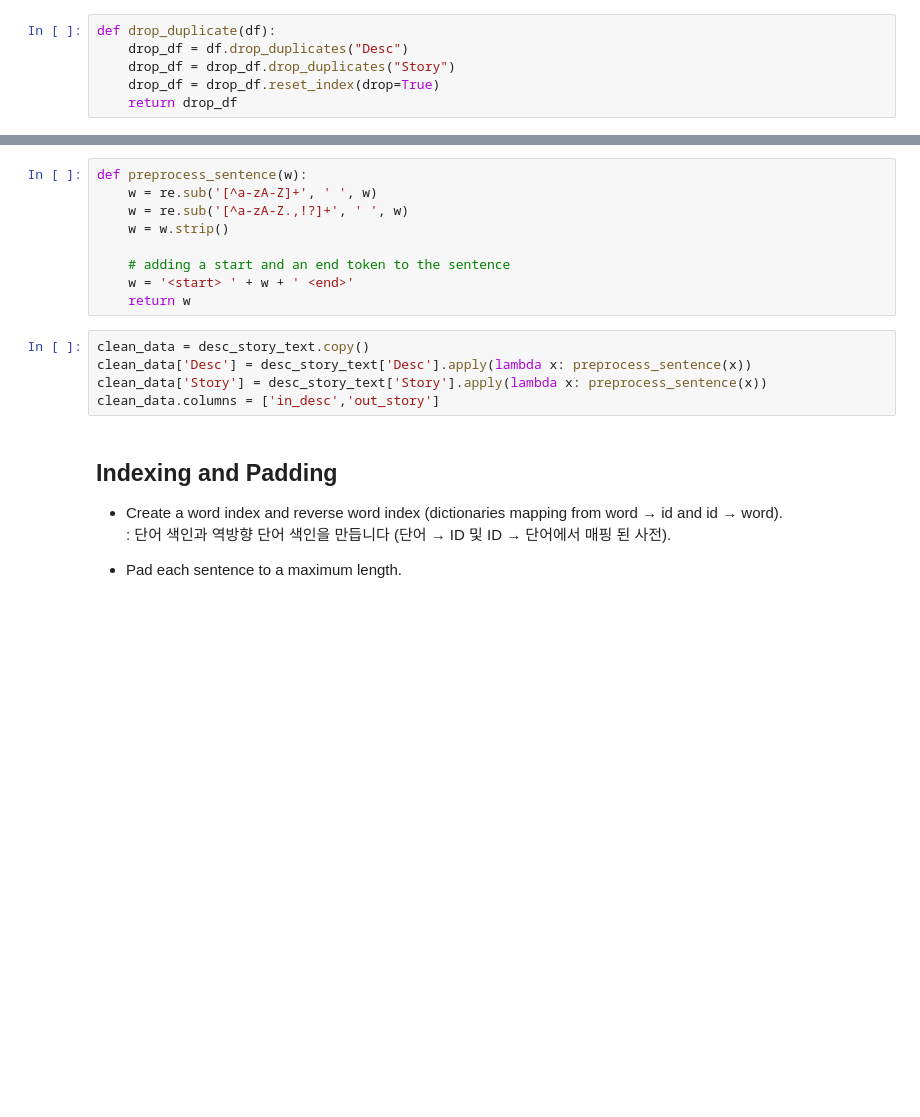
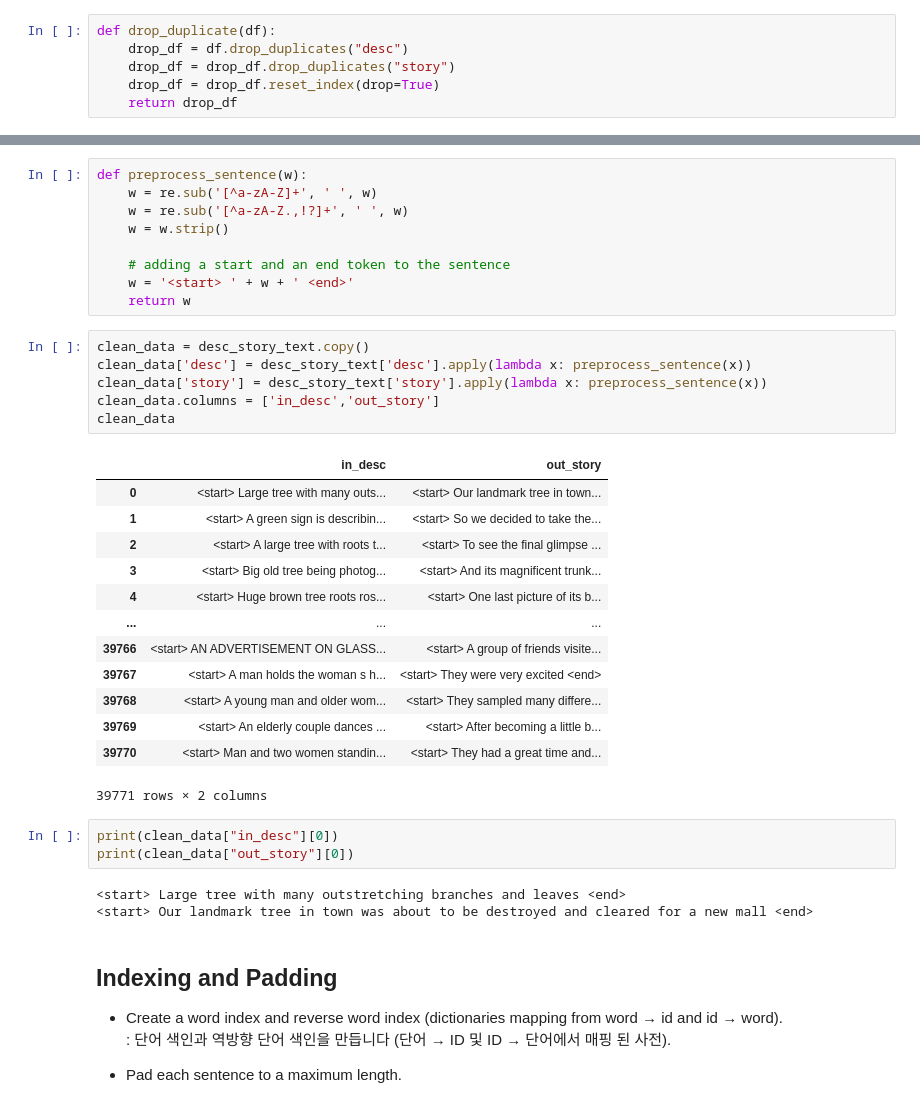
Before and after one commit to woodongk/story-blender, a Jupyter notebook: 2. Seq2Seq with attention - tensorflow.ipynb, the cells around one changed output, grey strips where cells are left out. Drawn from its saved outputs; the diff is of its cells as text; blank space fills up the shorter version.

```diff
--- a/2. Seq2Seq with attention - tensorflow.ipynb
+++ b/2. Seq2Seq with attention - tensorflow.ipynb
@@ -113,7 +91,7 @@ pair 39 : big old tree being photographed on a sunny day ==> i was dwarfed by th
 # %%
 def drop_duplicate(df):
-    drop_df = df.drop_duplicates("Desc")
-    drop_df = drop_df.drop_duplicates("Story")
+    drop_df = df.drop_duplicates("desc")
+    drop_df = drop_df.drop_duplicates("story")
     drop_df = drop_df.reset_index(drop=True)
     return drop_df
 # %%
@@ -139,9 +117,30 @@ def preprocess_sentence(w):
     return w
 # %%
 clean_data = desc_story_text.copy()
-clean_data['Desc'] = desc_story_text['Desc'].apply(lambda x: preprocess_sentence(x))
-clean_data['Story'] = desc_story_text['Story'].apply(lambda x: preprocess_sentence(x))
+clean_data['desc'] = desc_story_text['desc'].apply(lambda x: preprocess_sentence(x))
+clean_data['story'] = desc_story_text['story'].apply(lambda x: preprocess_sentence(x))
 clean_data.columns = ['in_desc','out_story']
+clean_data
+# %% [output]
+|  | in_desc | out_story |
+| 0 | <start> Large tree with many outs... | <start> Our landmark tree in town... |
+| 1 | <start> A green sign is describin... | <start> So we decided to take the... |
+| 2 | <start> A large tree with roots t... | <start> To see the final glimpse ... |
+| 3 | <start> Big old tree being photog... | <start> And its magnificent trunk... |
+| 4 | <start> Huge brown tree roots ros... | <start> One last picture of its b... |
+| ... | ... | ... |
+| 39766 | <start> AN ADVERTISEMENT ON GLASS... | <start> A group of friends visite... |
+| 39767 | <start> A man holds the woman s h... | <start> They were very excited <end> |
+| 39768 | <start> A young man and older wom... | <start> They sampled many differe... |
+| 39769 | <start> An elderly couple dances ... | <start> After becoming a little b... |
+| 39770 | <start> Man and two women standin... | <start> They had a great time and... |
+39771 rows × 2 columns
+# %%
+print(clean_data["in_desc"][0])
+print(clean_data["out_story"][0])
+# %% [output]
+<start> Large tree with many outstretching branches and leaves <end>
+<start> Our landmark tree in town was about to be destroyed and cleared for a new mall <end>
 # %% [markdown]
 ## Indexing and Padding
 
```
Also changed, not shown: parts of 67 cells of this notebook.
